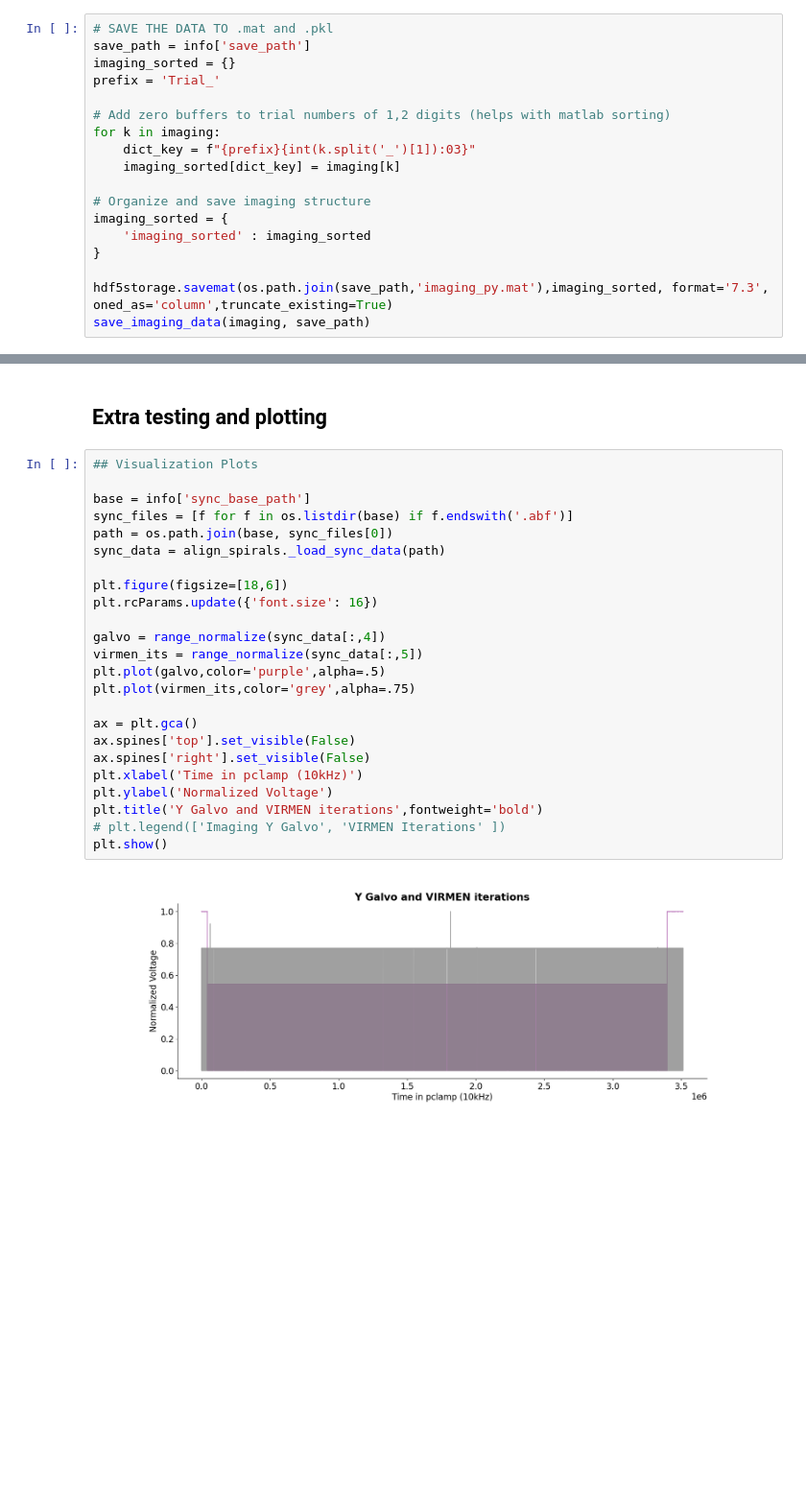
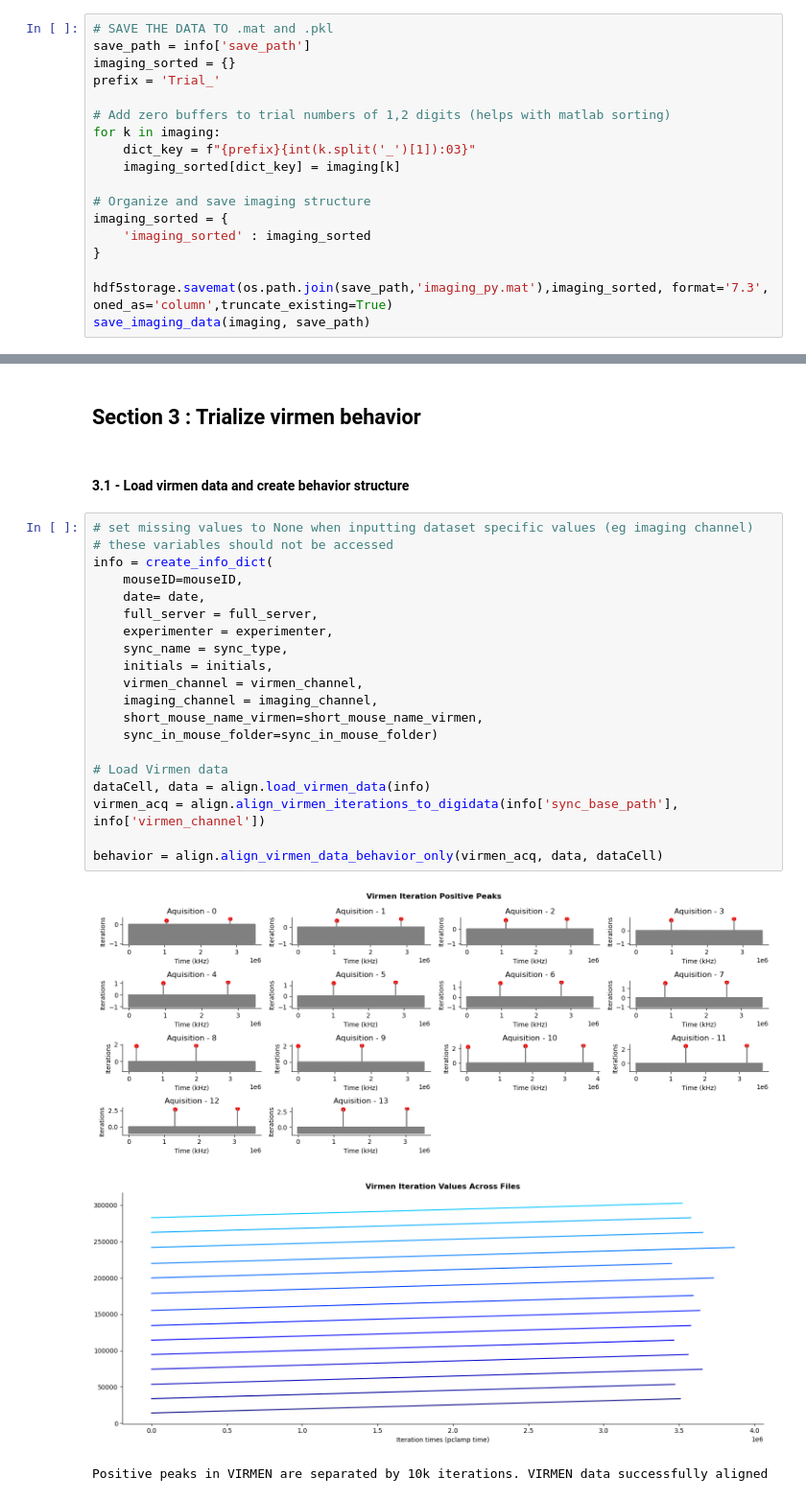
Before and after one commit to RunyanLab/Runyan_lab_data_alignment_python, a Jupyter notebook: processing_main.ipynb, the cells around one changed output, grey strips where cells are left out. Shown at 96% size. Saved outputs shown, nothing was run; the diff lists cells and outputs as text; blank space fills up the shorter version.

```diff
--- a/processing_main.ipynb
+++ b/processing_main.ipynb
@@ -669,28 +277,28 @@ imaging_dict = align_spirals.add_stim_id_to_image_spk()
-# %% [markdown]
-## **Extra testing and plotting**
-# %%
-## Visualization Plots
-
-base = info['sync_base_path']
-sync_files = [f for f in os.listdir(base) if f.endswith('.abf')]
-path = os.path.join(base, sync_files[0])
-sync_data = align_spirals._load_sync_data(path)
-
-plt.figure(figsize=[18,6])
-plt.rcParams.update({'font.size': 16})
-
-galvo = range_normalize(sync_data[:,4])
-virmen_its = range_normalize(sync_data[:,5])
-plt.plot(galvo,color='purple',alpha=.5)
-plt.plot(virmen_its,color='grey',alpha=.75)
-
-ax = plt.gca()
-ax.spines['top'].set_visible(False)
-ax.spines['right'].set_visible(False)
-plt.xlabel('Time in pclamp (10kHz)')
-plt.ylabel('Normalized Voltage')
-plt.title('Y Galvo and VIRMEN iterations',fontweight='bold')
-# plt.legend(['Imaging Y Galvo', 'VIRMEN Iterations' ])
-plt.show()
-# %% [output]
-[figure, removed]
+# %% [markdown]
+## **Section 3 : Trialize virmen behavior**
+# %% [markdown]
+#### **3.1 -** Load virmen data and create behavior structure
+# %%
+# set missing values to None when inputting dataset specific values (eg imaging channel)
+# these variables should not be accessed
+info = create_info_dict(
+    mouseID=mouseID,
+    date= date,
+    full_server = full_server,
+    experimenter = experimenter,
+    sync_name = sync_type,
+    initials = initials,
+    virmen_channel = virmen_channel,
+    imaging_channel = imaging_channel,
+    short_mouse_name_virmen=short_mouse_name_virmen,
+    sync_in_mouse_folder=sync_in_mouse_folder)
+
+# Load Virmen data
+dataCell, data = align.load_virmen_data(info)
+virmen_acq = align.align_virmen_iterations_to_digidata(info['sync_base_path'], info['virmen_channel'])
+
+behavior = align.align_virmen_data_behavior_only(virmen_acq, data, dataCell)
+# %% [output]
+[figure, added]
+[figure, added]
+Positive peaks in VIRMEN are separated by 10k iterations. VIRMEN data successfully aligned
```
Also changed, not shown: parts of 38 cells of this notebook, 4 other files.
